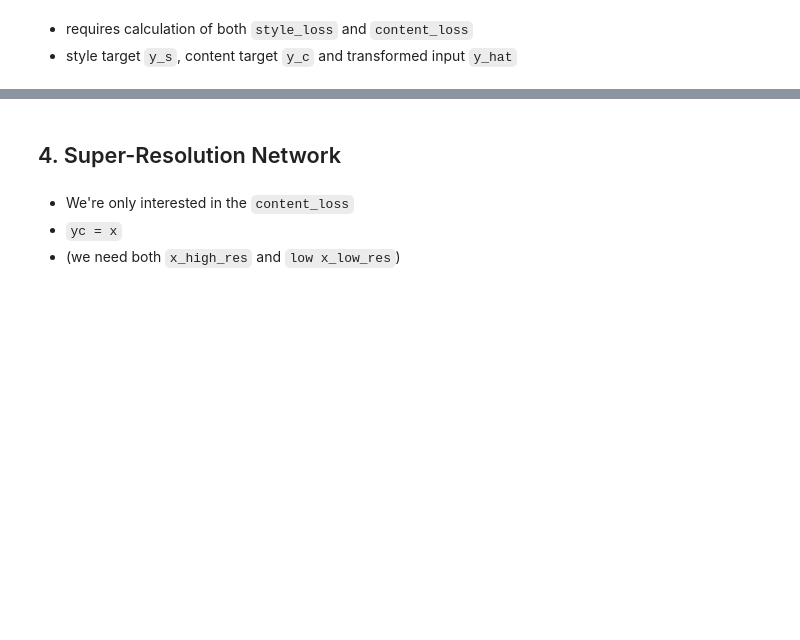
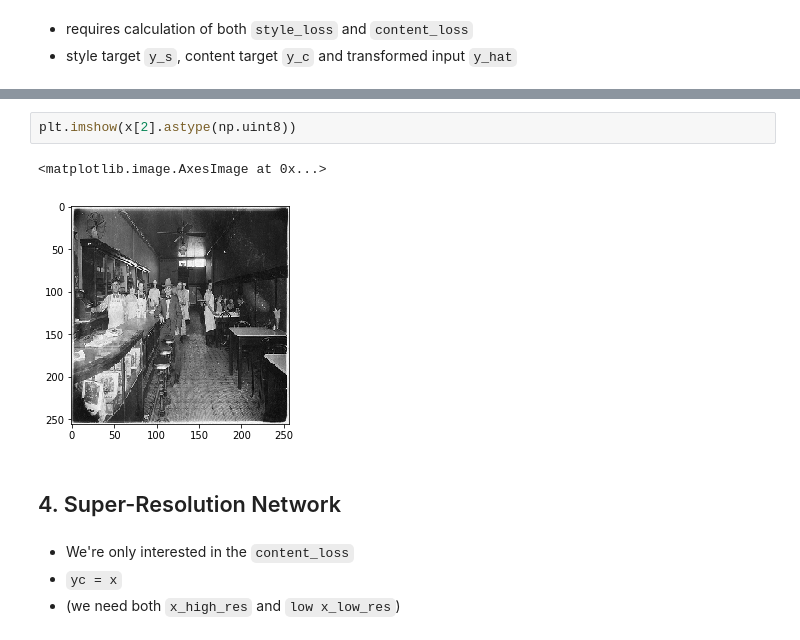
Before and after one commit to markdyousef/neural-style, a Jupyter notebook: RealTimeStyleTransfer.ipynb, the cells around one changed output, grey strips where cells are left out. Cells and saved outputs as stored; diff of their text form; blank space fills up the shorter version.

```diff
--- a/RealTimeStyleTransfer.ipynb
+++ b/RealTimeStyleTransfer.ipynb
@@ -161,3 +350,8 @@ ________________________________________________________________________________
+# %%
+plt.imshow(x[2].astype(np.uint8))
+# %% [output]
+<matplotlib.image.AxesImage at 0x...>
+[figure, added]
 # %% [markdown]
 ## 4. Super-Resolution Network
 # %% [markdown]
```
Also changed, not shown: parts of 45 cells of this notebook.
